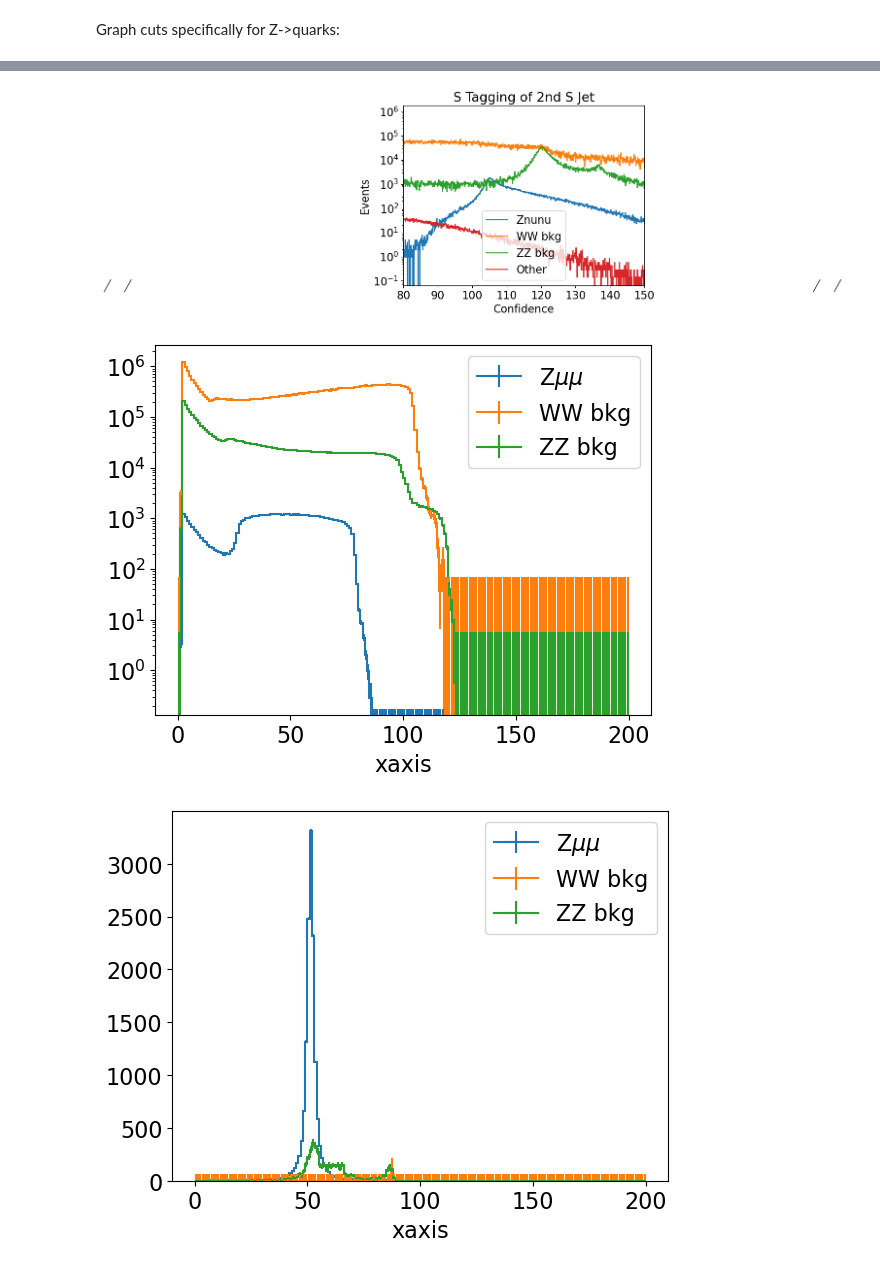
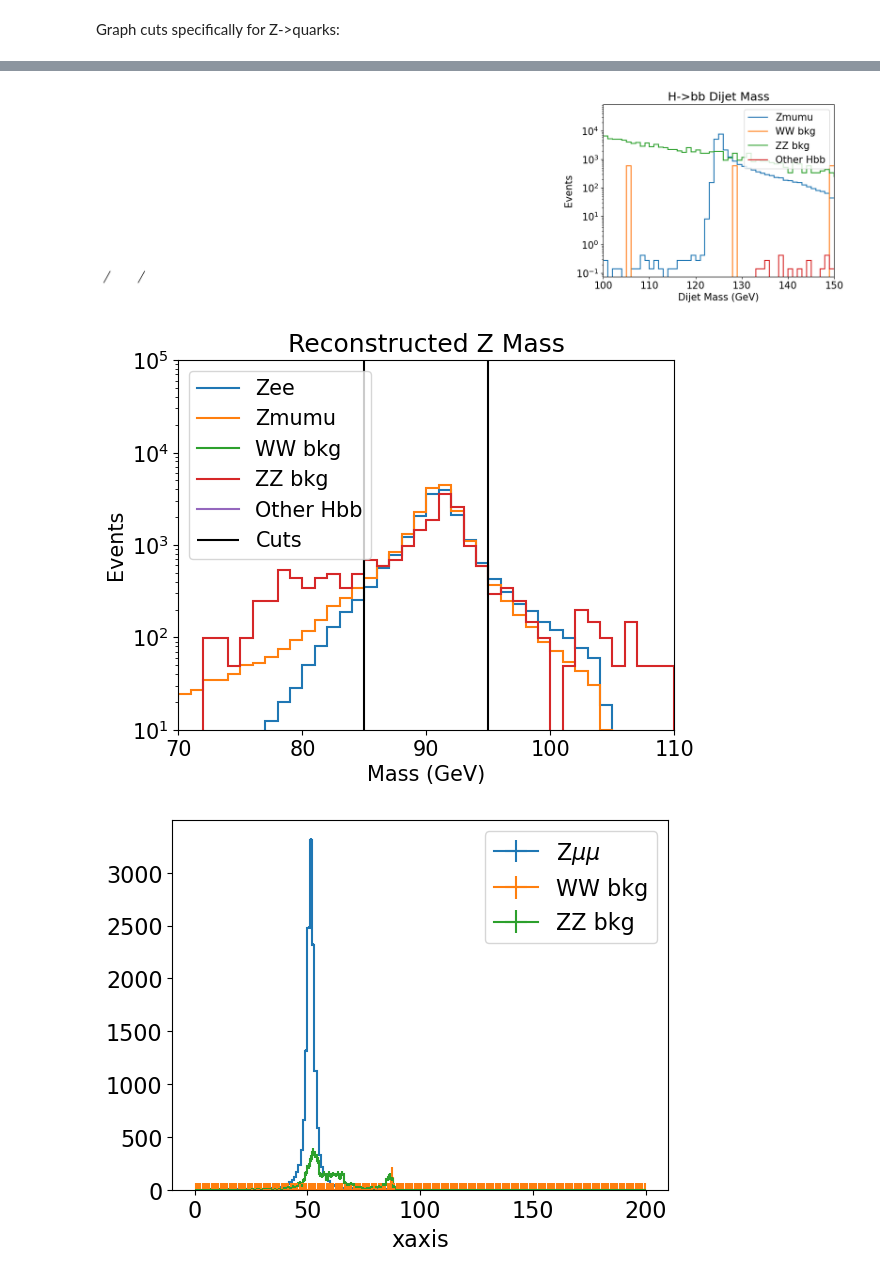
Before and after one commit to ilsanford/FCCAnalyzer, a Jupyter notebook: analyses/h_bb/h_bb.ipynb, the cells around one changed output, grey strips where cells are left out. Saved outputs shown, nothing was run; the diff lists cells and outputs as text; code cells hidden in the pictures.

```diff
--- a/analyses/h_bb/h_bb.ipynb
+++ b/analyses/h_bb/h_bb.ipynb
@@ -192,33 +193,44 @@ plt.show()
 # %%
-p = 'nunu'
-g = f'missingEnergy'
+p = 'mumu'
+g = f'mumu_recoil_m_nOne'
 
 mumu =  f_mumu[f'wzp6_ee_{p}H_Hbb_ecm240/{g}'].to_hist()
 WW   = f_mumu[f'p8_ee_WW_ecm240/{g}'].to_hist()
 ZZ   = f_mumu[f'p8_ee_ZZ_ecm240/{g}'].to_hist()
 rest = reduce(lambda a, b : a + b, [f_mumu[x + f'/{g}'].to_hist() for x in filter(lambda x : x != f'wzp6_ee_{p}H_Hbb_ecm240', bb_sig)])
-plt.rcParams.update({'font.size': 16})
-hep.histplot([mumu, WW, ZZ, rest], label=[f'Z{p}', 'WW bkg', 'ZZ bkg', 'Other'], yerr=False)
-#hep.histplot(mumu, yerr=False)
-plt.legend()
-plt.title("S Tagging of 2nd S Jet")
+plt.rcParams.update({'font.size': 15})
+hep.histplot([mumu, WW, ZZ, rest], label=[f'Z{p}', 'WW bkg', 'ZZ bkg', 'Other Hbb'], yerr=False)
+#hep.histplot(mumu, ZZ, yerr=False)
+plt.legend(loc='upper right')
+plt.title("H->bb Dijet Mass")
 plt.ylabel("Events")
-plt.xlabel("Confidence")
+plt.xlabel("Dijet Mass (GeV)")
 plt.yscale('log')
-plt.xlim(80,150)
+plt.xlim(100, 150)
 plt.show()
 # %% [output]
-[figure, old version]
+[figure, new version]
 # %%
-mumu =  f_mumu['wzp6_ee_mumuH_Hbb_ecm240/muons_all_p_cut0'].to_hist()
-WW   = f_mumu['p8_ee_WW_ecm240/muons_all_p_cut0'].to_hist()
-ZZ   = f_mumu['p8_ee_ZZ_ecm240/muons_all_p_cut0'].to_hist()
-hep.histplot([mumu, WW, ZZ], label=['Z$\mu\mu$', 'WW bkg', 'ZZ bkg'])#, stack=True)
-plt.legend()
+g = f'zee_m_nOne'
+
+mumu = f_mumu[f'wzp6_ee_mumuH_Hbb_ecm240/zmumu_m_nOne'].to_hist()
+ee   = f_mumu[f'wzp6_ee_eeH_Hbb_ecm240/zee_m_nOne'].to_hist()
+WW   = f_mumu[f'p8_ee_WW_ecm240/{g}'].to_hist()
+ZZ   = f_mumu[f'p8_ee_ZZ_ecm240/{g}'].to_hist()
+rest = reduce(lambda a, b : a + b, [f_mumu[x + f'/{g}'].to_hist() for x in filter(lambda x : x != 'wzp6_ee_eeH_Hbb_ecm240' and x != 'wzp6_ee_mumuH_Hbb_ecm240', bb_sig)])
+plt.rcParams.update({'font.size': 15})
+hep.histplot([ee, mumu, WW, ZZ, rest], label=['Zee', 'Zmumu', 'WW bkg', 'ZZ bkg', 'Other Hbb'], yerr=False)
+plt.vlines([85, 95], [10, 10], [1e5, 1e5], color='black', label='Cuts')
+plt.legend(loc='upper left')
+plt.title("Reconstructed Z Mass")
+plt.ylabel("Events")
+plt.xlabel("Mass (GeV)")
 plt.yscale('log')
+plt.xlim(70, 110)
+plt.ylim(10, 1e5)
 plt.show()
 # %% [output]
-[figure, old version]
+[figure, new version]
 # %%
 mumu =  f_mumu['wzp6_ee_mumuH_Hbb_ecm240/mumu_p_nOne'].to_hist()
 WW   = f_mumu['p8_ee_WW_ecm240/mumu_p_nOne'].to_hist()
```
Also changed, not shown: parts of 5 cells of this notebook, 2 other files.
